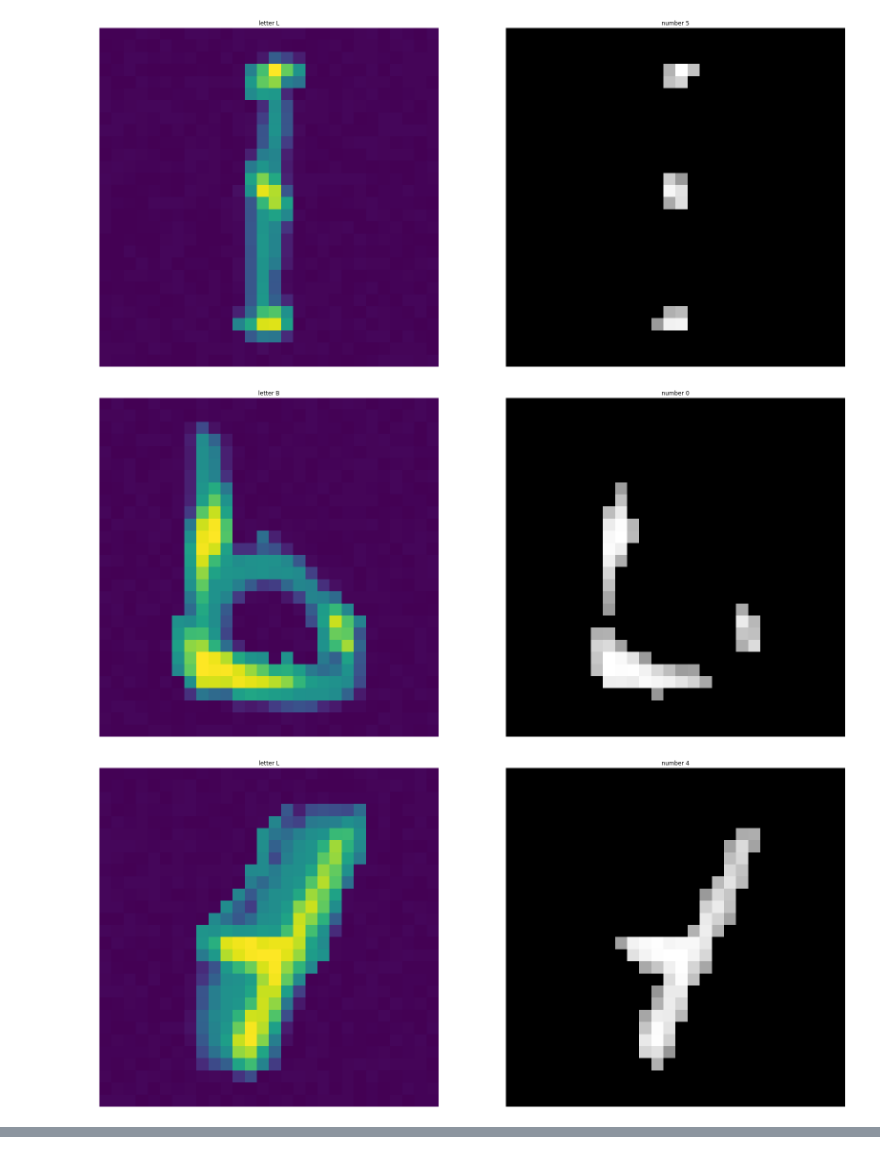
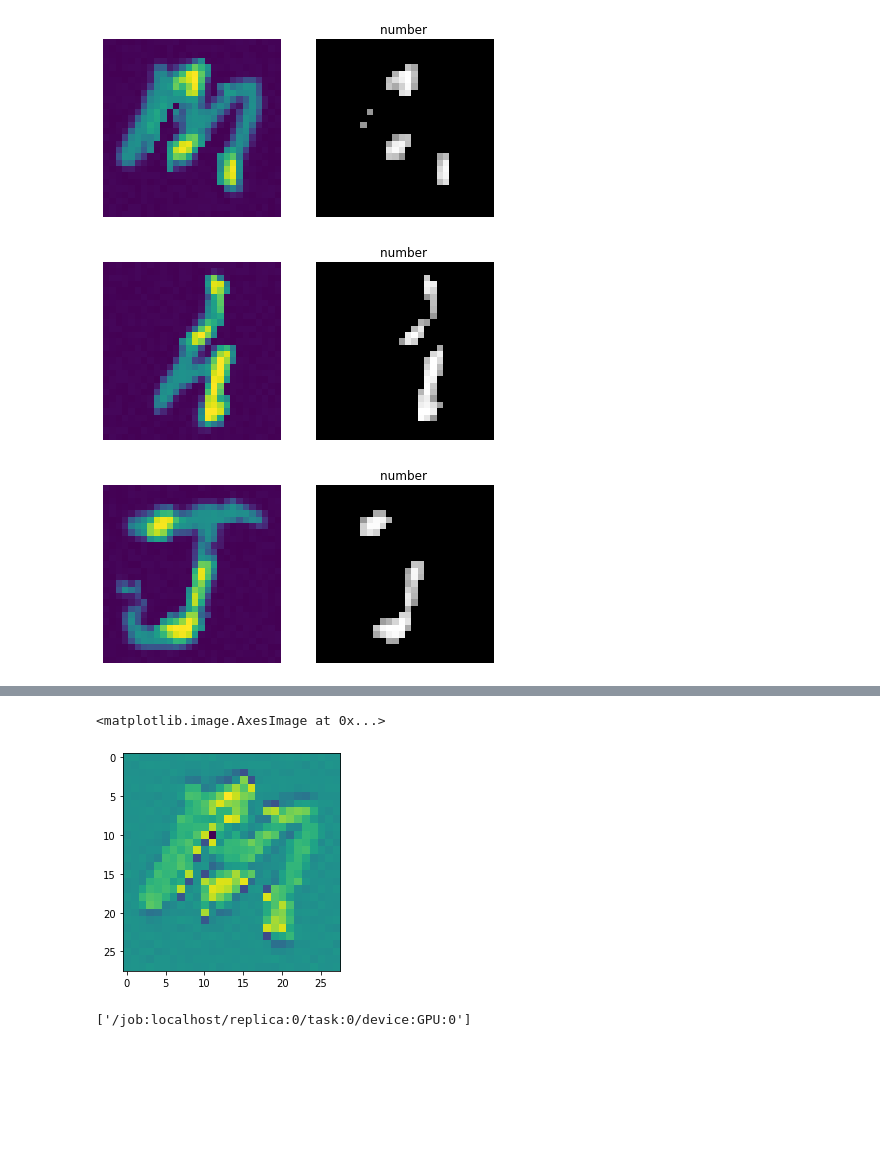
Before and after one commit to drifticee/mydatascience, a Jupyter notebook: Untitled1.ipynb, the cells around one changed output, grey strips where cells are left out. Drawn from its saved outputs; the diff is of its cells as text; code cells hidden in the pictures; blank space fills up the shorter version.

```diff
--- a/Untitled1.ipynb
+++ b/Untitled1.ipynb
@@ -33,18 +26,30 @@ array([[[1, 1, 1, ..., 2, 0, 4],
+# %%
+X = train.drop(['id','digit','letter'], axis=1).values
+X = X.reshape(-1, 28, 28, 1)
+X = X/255
+
+y = train['digit']
+from tensorflow.keras.utils import to_categorical
+y = to_categorical(y)
+# %%
+from sklearn.model_selection import train_test_split
+
+train_X, valid_X, train_y, valid_y = train_test_split(X, y, test_size=0.2, random_state=0)
 # %%
+data = np.where(train_X >= 150/255, train_X, 0)
+
 for i in range(10):
-    plt.figure(figsize=(28,28))
+    plt.figure(figsize=(7,7))
 
     plt.subplot(1,2,1)
-    plt.imshow(train_x[i].reshape(28,28))
+    plt.imshow(train_X[i].reshape(28,28))
     plt.axis('off')
-    plt.title('letter ' + str(train.iloc[i][2]))
 
     plt.subplot(1,2,2)
-    data = np.where(train_x >= 150, train_x, 0)
-    plt.imshow(data[i], cmap='gray')
+    plt.imshow(data[i,:,:,0], cmap='gray')
     plt.axis('off')
-    plt.title('number ' + str(train.iloc[i][1]))
+    plt.title('number ' + str())
 # %% [output]
-[figure, old version]
+[figure, new version]
-[figure, old version]
+[figure, new version]
-[figure, old version]
+[figure, new version]
@@ -66,0 +65,27 @@ for i, digit in enumerate(y):
+# %%
+from scipy.signal import correlate2d
+
+kernel = np.array(
+[
+    [0, -100, 0],
+    [0, 255, 0],
+    [0,-100,0]
+])
+plt.imshow(correlate2d(train_X[0].reshape(28,28), kernel, mode='same'))
+# %% [output]
+<matplotlib.image.AxesImage at 0x...>
+[figure, added]
+# %%
+import tensorflow as tf
+from tensorflow.keras.models import Sequential, Model
+
+from tensorflow.keras.layers import (
+    Conv2D, BatchNormalization, Dropout, MaxPool2D,
+    Flatten, Dense, Input, Concatenate, LeakyReLU, Add
+)
+
+#Keras가 GPU를 사용하는지 확인
+from keras import backend as K
+K.tensorflow_backend._get_available_gpus()
+# %% [output]
+['/job:localhost/replica:0/task:0/device:GPU:0']
```
Also changed, not shown: parts of 20 cells of this notebook, 6 other files.
